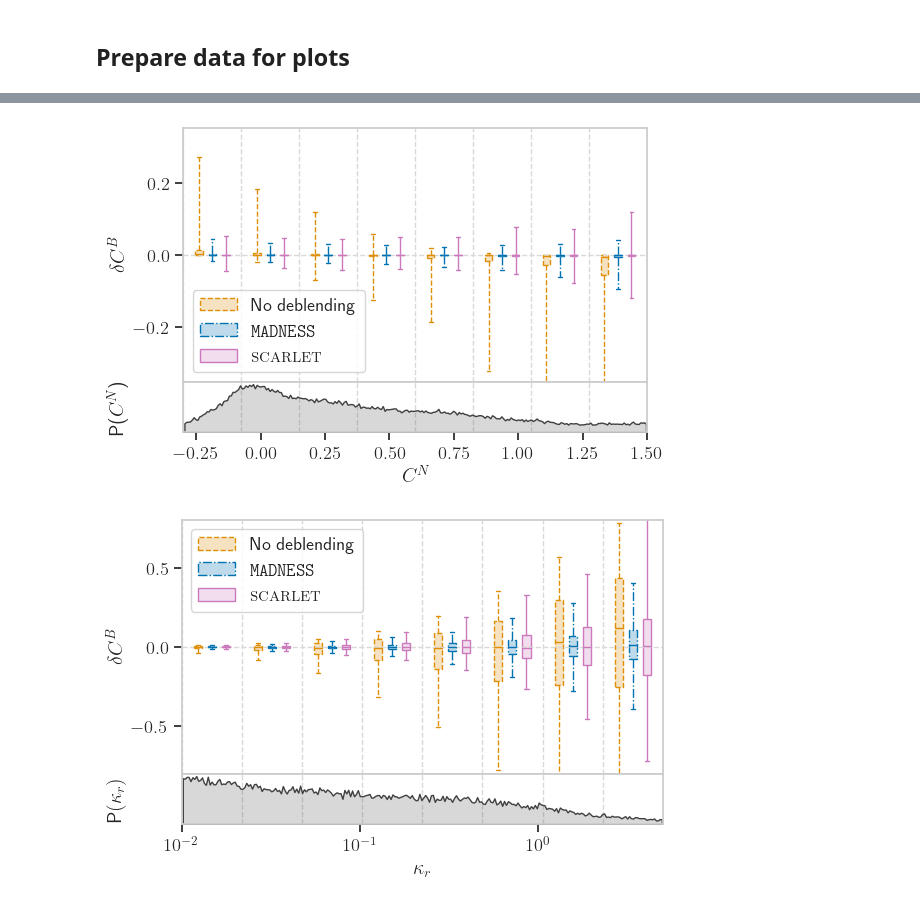
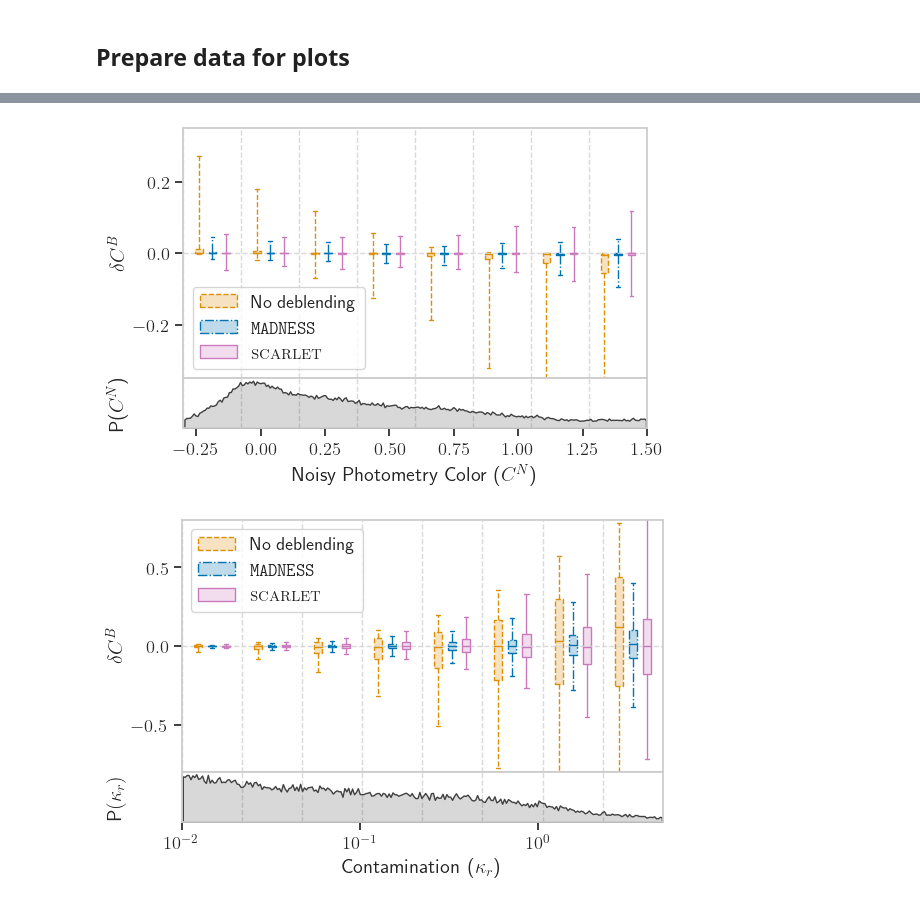
Before and after one commit to b-biswas/madness-benchmark, a Jupyter notebook: notebooks/4.3 Color.ipynb, the cells around one changed output, grey strips where cells are left out. Drawn from its saved outputs; the diff is of its cells as text; code cells hidden in the pictures.

```diff
--- a/notebooks/4.3 Color.ipynb
+++ b/notebooks/4.3 Color.ipynb
@@ -325,35 +325,35 @@ plt.show()
 # %%
 (
     fig,
     median_shear,
     q1_shear,
     q3_shear,
     whislo_shear,
     whishi_shear,
 ) = madness_benchmark.boxplot.boxplot_func(
     boxplot_color_df,
     x=color_bands + "_phot",
     y=color_bands + "_color_err_phot",
     z="type",
     xlim=color_limits,
     ylim=(-0.35, 0.35),
     x_scale=None,
     legend=["No deblending", madness_plot_label, scarlet_plot_label],
-    x_label=r"$C^N$",
+    x_label=r"Noisy Photometry Color ($C^N$)",
     y_label=r"$\delta C^B$",
     y_label_hist=r"P($C^N$)",
     legend_location="lower left",
     legend_remove=False,
     whis=[5, 95],
     percents=[25, 75],
     palette=[blended_plot_color, madness_plot_color, scarlet_plot_color],  # 0.35,
     nbins=8,
     ls=[blended_plot_ls, madness_plot_ls, scarlet_plot_ls],
     sns_font_scale=1.2,
 )
 plt.savefig(os.path.join("results", "temp", "bms_bias_color_box_plot.pdf"))
 # %% [output]
-[figure, old version]
+[figure, new version]
 # %%
 (
     fig,
@@ -371,7 +371,7 @@ plt.savefig(os.path.join("results", "temp", "bms_bias_color_box_plot.pdf"))
     ylim=(-0.8, 0.8),
     x_scale="log",
     legend=["No deblending", madness_plot_label, scarlet_plot_label],
-    x_label=r"$\kappa_r$",
+    x_label=r"Contamination ($\kappa_r$)",
     y_label=r"$\delta C^B$",
     y_label_hist=r"P$(\kappa_r)$",
     legend_remove=False,
@@ -397,7 +397,7 @@ plt.savefig(
     ),
 )
 # %% [output]
-[figure, old version]
+[figure, new version]
 # %%
 f, axarr = plt.subplots(2, 1, figsize=(6, 8))
 
```
Also changed, not shown: parts of 4 cells of this notebook.
